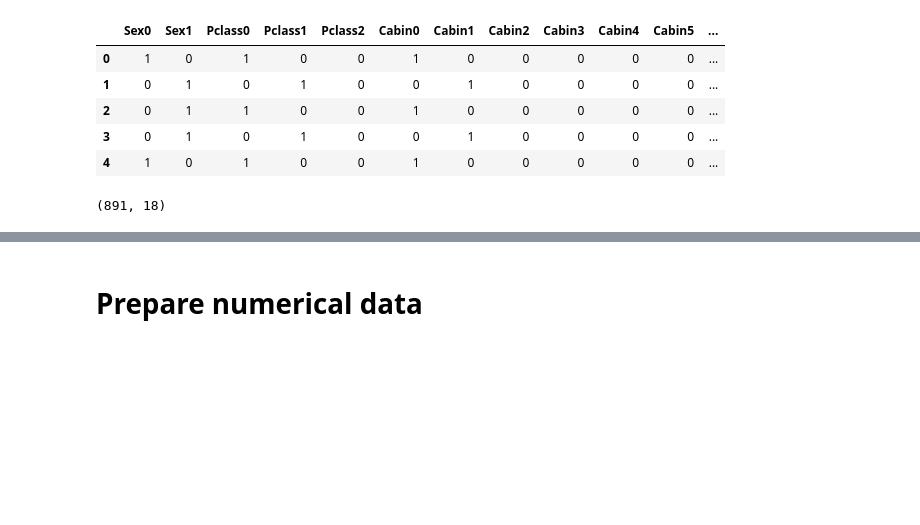
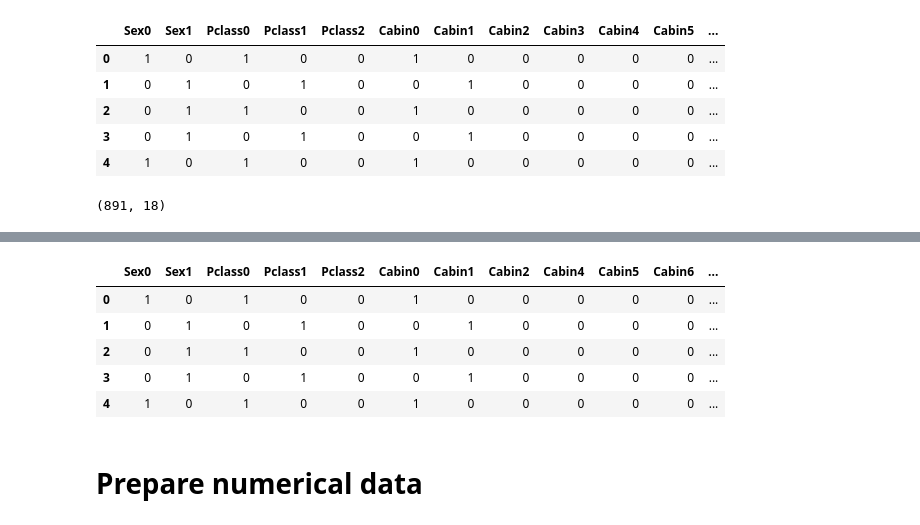
Before and after one commit to whyboris/ml-with-python-and-keras, a Jupyter notebook: titanic/titanic.ipynb, the cells around one changed output, grey strips where cells are left out. Saved outputs shown, nothing was run; the diff lists cells and outputs as text; code cells hidden in the pictures; blank space fills up the shorter version.

```diff
--- a/titanic/titanic.ipynb
+++ b/titanic/titanic.ipynb
@@ -211,6 +269,19 @@ y_train = y_data[:cutoff]
 
 x_validation = x_data[cutoff:]
 y_validation = y_data[cutoff:]
+# %%
+result = pd.concat([newDF, df], axis=1, join_axes=[newDF.index])
+# %%
+result = result.drop(categorical_data, axis=1)
+# %%
+result.head(5)
+# %% [output]
+|  | Sex0 | Sex1 | Pclass0 | Pclass1 | Pclass2 | Cabin0 | Cabin1 | Cabin2 | Cabin4 | Cabin5 | Cabin6 | ... |
+| 0 | 1 | 0 | 1 | 0 | 0 | 1 | 0 | 0 | 0 | 0 | 0 | ... |
+| 1 | 0 | 1 | 0 | 1 | 0 | 0 | 1 | 0 | 0 | 0 | 0 | ... |
+| 2 | 0 | 1 | 1 | 0 | 0 | 1 | 0 | 0 | 0 | 0 | 0 | ... |
+| 3 | 0 | 1 | 0 | 1 | 0 | 0 | 1 | 0 | 0 | 0 | 0 | ... |
+| 4 | 1 | 0 | 1 | 0 | 0 | 1 | 0 | 0 | 0 | 0 | 0 | ... |
 # %% [markdown]
 # Prepare numerical data
 # %% [markdown]
```
Also changed, not shown: parts of 17 cells of this notebook.
